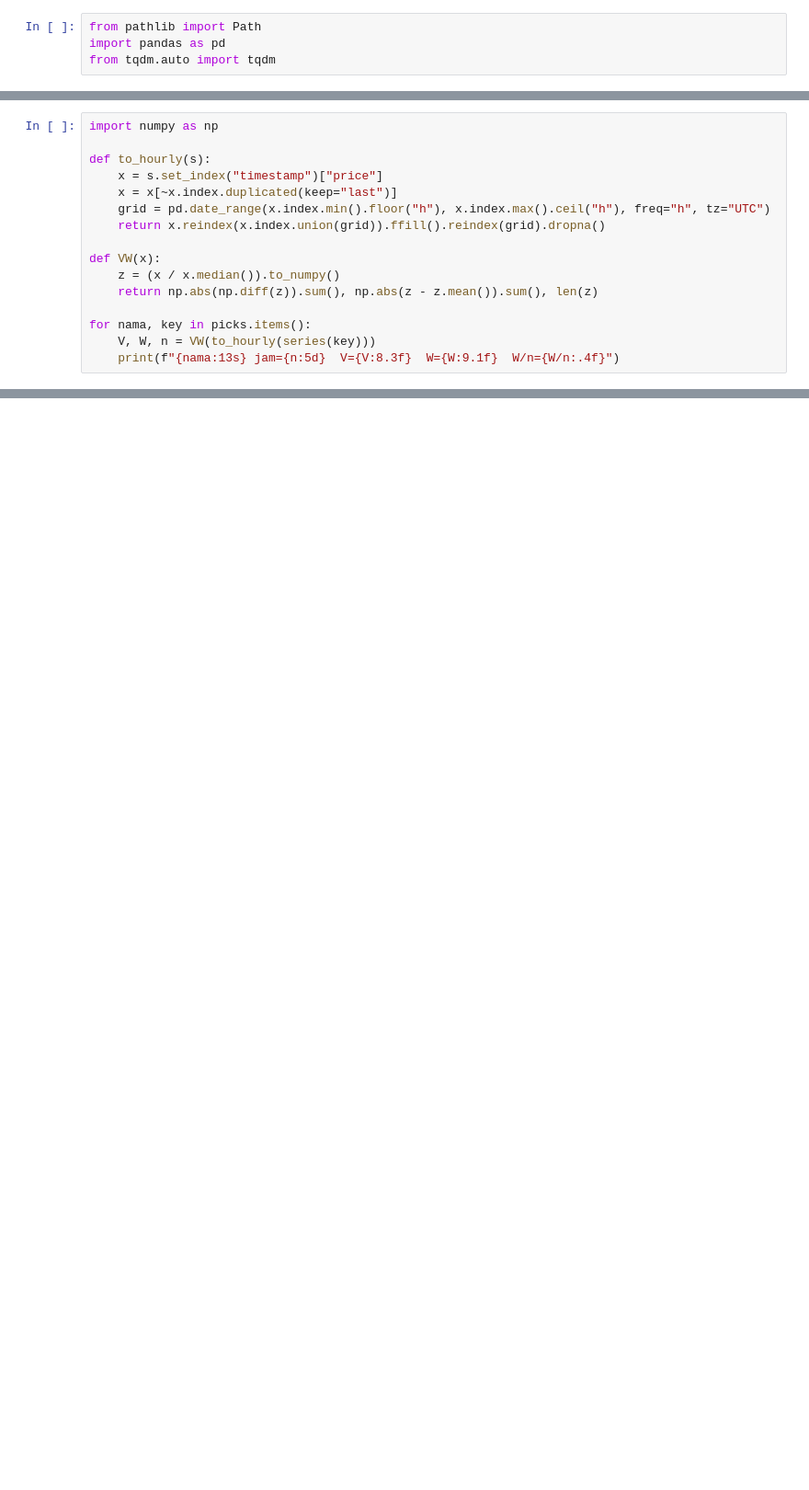
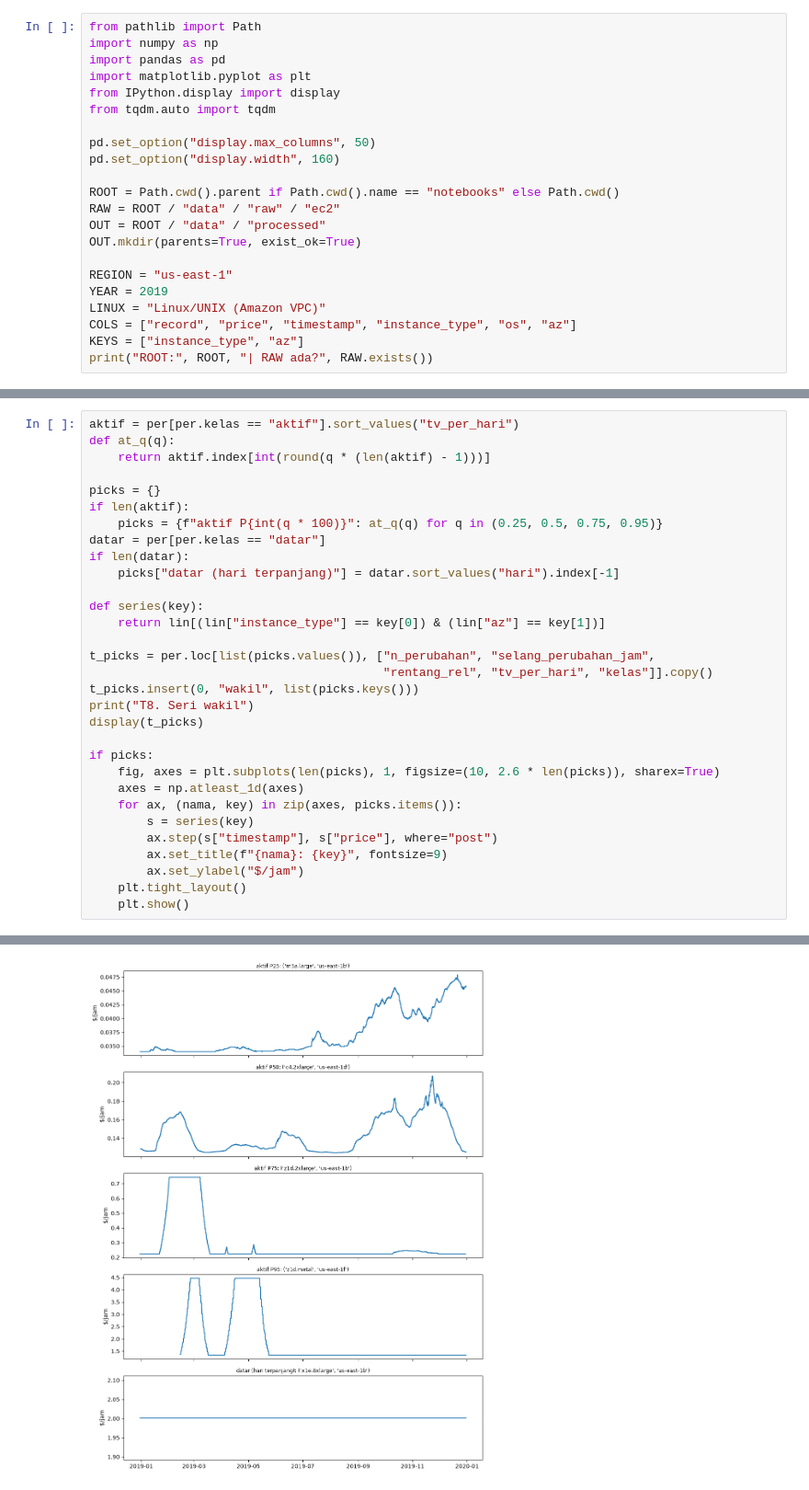
Before and after one commit to Frathol/RepeatedDollarAuction_Simulation, a Jupyter notebook: notebooks/ec2_2019.ipynb, the cells around one changed output, grey strips where cells are left out. Shown at 92% size. Drawn from its saved outputs; the diff is of its cells as text; blank space fills up the shorter version.

```diff
--- a/notebooks/ec2_2019.ipynb
+++ b/notebooks/ec2_2019.ipynb
@@ -1,4 +1,22 @@
 # %%
 from pathlib import Path
+import numpy as np
 import pandas as pd
+import matplotlib.pyplot as plt
+from IPython.display import display
 from tqdm.auto import tqdm
+
+pd.set_option("display.max_columns", 50)
+pd.set_option("display.width", 160)
+
+ROOT = Path.cwd().parent if Path.cwd().name == "notebooks" else Path.cwd()
+RAW = ROOT / "data" / "raw" / "ec2"
+OUT = ROOT / "data" / "processed"
+OUT.mkdir(parents=True, exist_ok=True)
+
+REGION = "us-east-1"
+YEAR = 2019
+LINUX = "Linux/UNIX (Amazon VPC)"
+COLS = ["record", "price", "timestamp", "instance_type", "os", "az"]
+KEYS = ["instance_type", "az"]
+print("ROOT:", ROOT, "| RAW ada?", RAW.exists())
@@ -125,17 +244,32 @@ dtype: float64
 # %%
-import numpy as np
+aktif = per[per.kelas == "aktif"].sort_values("tv_per_hari")
+def at_q(q):
+    return aktif.index[int(round(q * (len(aktif) - 1)))]
 
-def to_hourly(s):
-    x = s.set_index("timestamp")["price"]
-    x = x[~x.index.duplicated(keep="last")]
-    grid = pd.date_range(x.index.min().floor("h"), x.index.max().ceil("h"), freq="h", tz="UTC")
-    return x.reindex(x.index.union(grid)).ffill().reindex(grid).dropna()
+picks = {}
+if len(aktif):
+    picks = {f"aktif P{int(q * 100)}": at_q(q) for q in (0.25, 0.5, 0.75, 0.95)}
+datar = per[per.kelas == "datar"]
+if len(datar):
+    picks["datar (hari terpanjang)"] = datar.sort_values("hari").index[-1]
 
-def VW(x):
-    z = (x / x.median()).to_numpy()
-    return np.abs(np.diff(z)).sum(), np.abs(z - z.mean()).sum(), len(z)
+def series(key):
+    return lin[(lin["instance_type"] == key[0]) & (lin["az"] == key[1])]
 
-for nama, key in picks.items():
-    V, W, n = VW(to_hourly(series(key)))
-    print(f"{nama:13s} jam={n:5d}  V={V:8.3f}  W={W:9.1f}  W/n={W/n:.4f}")
+t_picks = per.loc[list(picks.values()), ["n_perubahan", "selang_perubahan_jam",
+                                         "rentang_rel", "tv_per_hari", "kelas"]].copy()
+t_picks.insert(0, "wakil", list(picks.keys()))
+print("T8. Seri wakil")
+display(t_picks)
+
+if picks:
+    fig, axes = plt.subplots(len(picks), 1, figsize=(10, 2.6 * len(picks)), sharex=True)
+    axes = np.atleast_1d(axes)
+    for ax, (nama, key) in zip(axes, picks.items()):
+        s = series(key)
+        ax.step(s["timestamp"], s["price"], where="post")
+        ax.set_title(f"{nama}: {key}", fontsize=9)
+        ax.set_ylabel("$/jam")
+    plt.tight_layout()
+    plt.show()
 # %% [output]
@@ -145 +284,2 @@ paling datar  jam=  104  V=   0.406  W=      9.8  W/n=0.0946
+[figure, added]
 # %%
```
Also changed, not shown: parts of 13 cells of this notebook.
